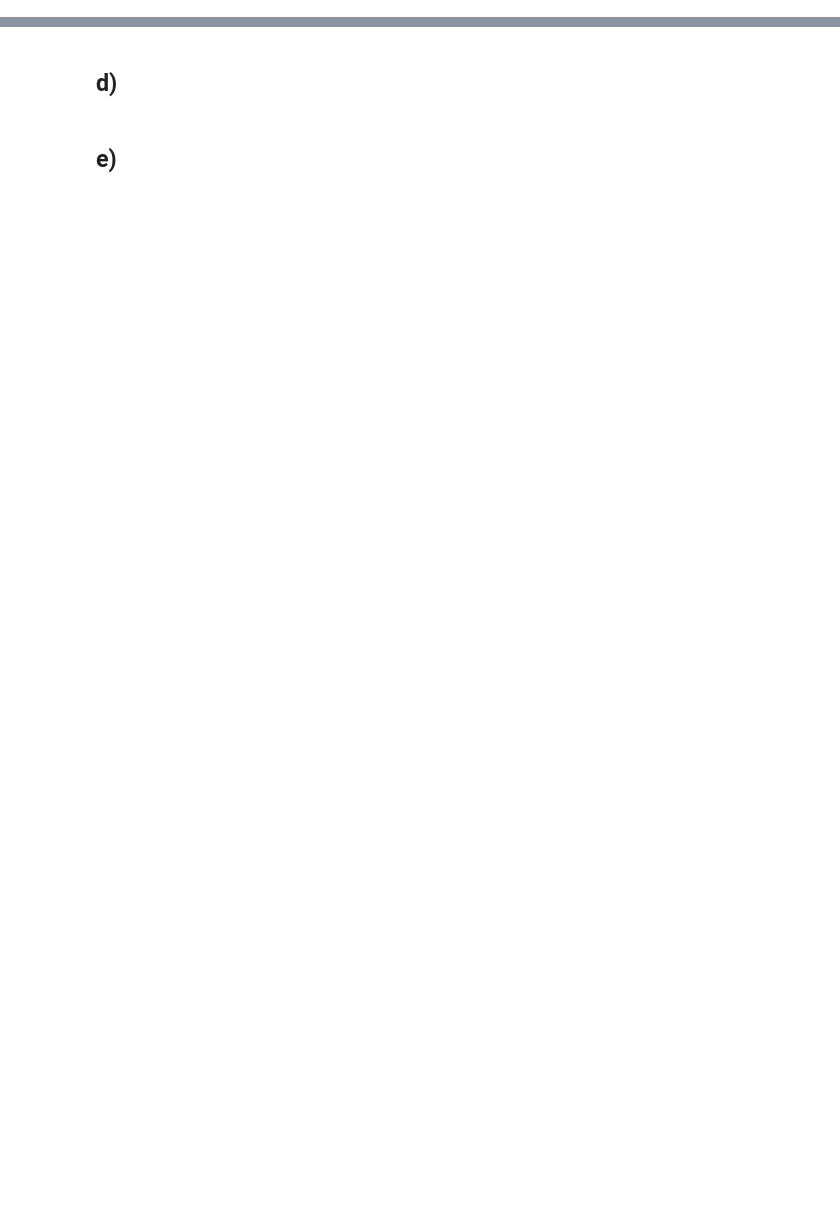
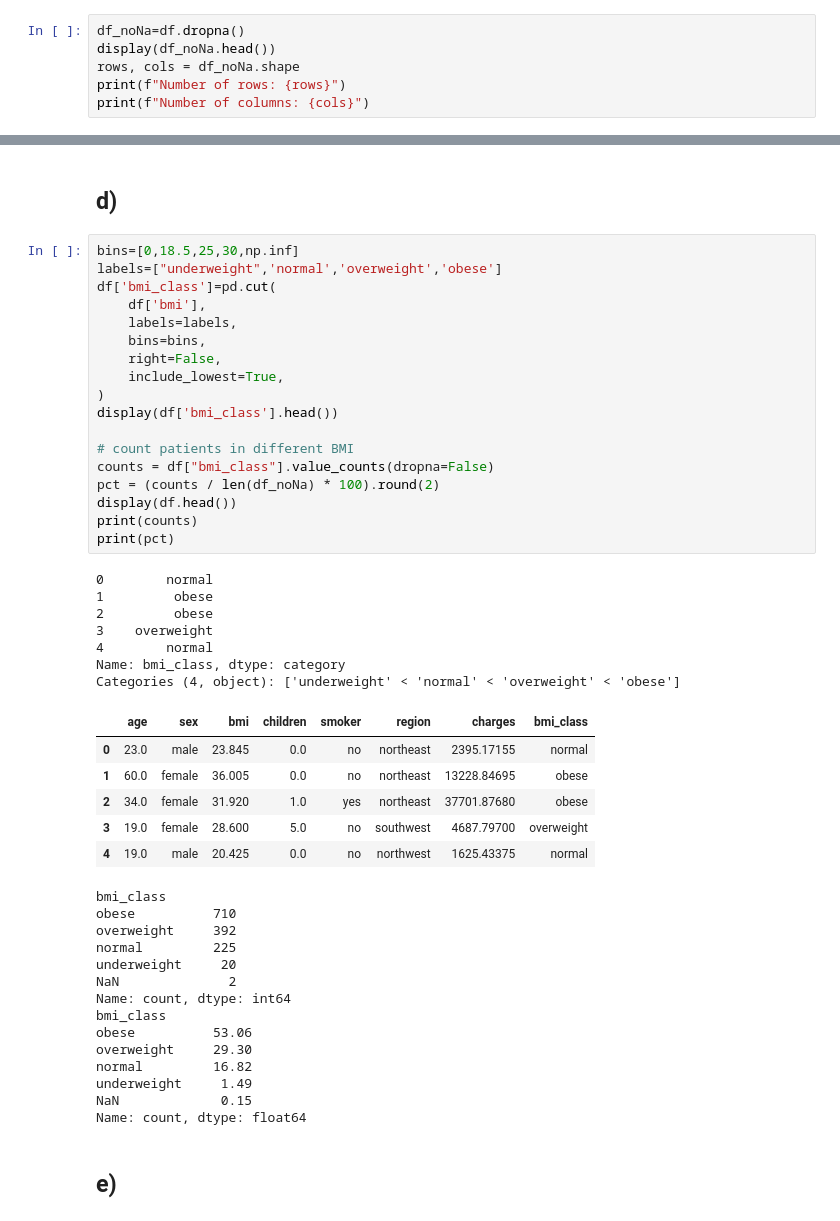
Before and after one commit to rain02333z-spec/Assignment_Part_1, a Jupyter notebook: intro/templates_jupyter_notebooks/Q1_data_exploration.ipynb, the cells around one changed output, grey strips where cells are left out. Drawn from its saved outputs; the diff is of its cells as text; blank space fills up the shorter version.

```diff
--- a/intro/templates_jupyter_notebooks/Q1_data_exploration.ipynb
+++ b/intro/templates_jupyter_notebooks/Q1_data_exploration.ipynb
@@ -40,2 +43,8 @@ df.describe()
 # %% [markdown]
 ## c)
+# %%
+df_noNa=df.dropna()
+display(df_noNa.head())
+rows, cols = df_noNa.shape
+print(f"Number of rows: {rows}")
+print(f"Number of columns: {cols}")
@@ -42,4 +60,50 @@ df.describe()
 # %% [markdown]
 ## d)
+# %%
+bins=[0,18.5,25,30,np.inf]
+labels=["underweight",'normal','overweight','obese']
+df['bmi_class']=pd.cut(
+    df['bmi'],
+    labels=labels,
+    bins=bins,
+    right=False,
+    include_lowest=True,
+)
+display(df['bmi_class'].head())
+
+# count patients in different BMI
+counts = df["bmi_class"].value_counts(dropna=False)
+pct = (counts / len(df_noNa) * 100).round(2)
+display(df.head())
+print(counts)
+print(pct)
+# %% [output]
+0        normal
+1         obese
+2         obese
+3    overweight
+4        normal
+Name: bmi_class, dtype: category
+Categories (4, object): ['underweight' < 'normal' < 'overweight' < 'obese']
+|  | age | sex | bmi | children | smoker | region | charges | bmi_class |
+| 0 | 23.0 | male | 23.845 | 0.0 | no | northeast | 2395.17155 | normal |
+| 1 | 60.0 | female | 36.005 | 0.0 | no | northeast | 13228.84695 | obese |
+| 2 | 34.0 | female | 31.920 | 1.0 | yes | northeast | 37701.87680 | obese |
+| 3 | 19.0 | female | 28.600 | 5.0 | no | southwest | 4687.79700 | overweight |
+| 4 | 19.0 | male | 20.425 | 0.0 | no | northwest | 1625.43375 | normal |
+bmi_class
+obese          710
+overweight     392
+normal         225
+underweight     20
+NaN              2
+Name: count, dtype: int64
+bmi_class
+obese          53.06
+overweight     29.30
+normal         16.82
+underweight     1.49
+NaN             0.15
+Name: count, dtype: float64
 # %% [markdown]
 ## e)
```
Also changed, not shown: parts of 6 cells of this notebook, 1 other file.
